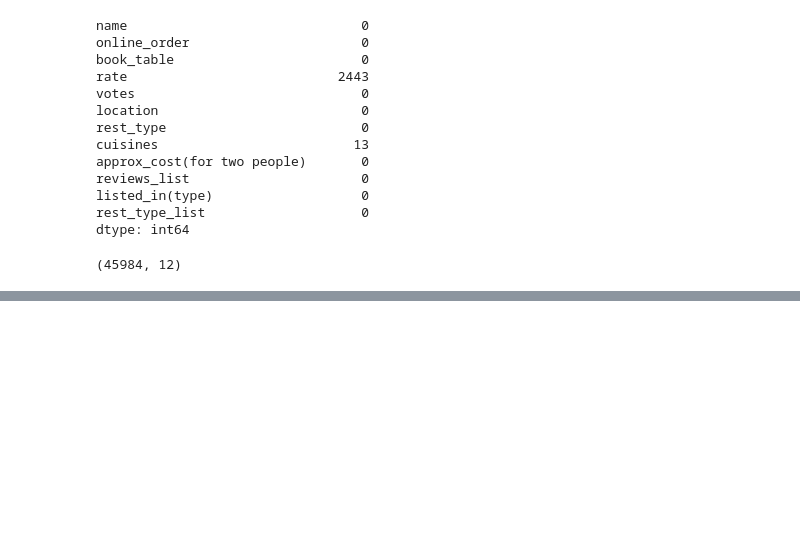
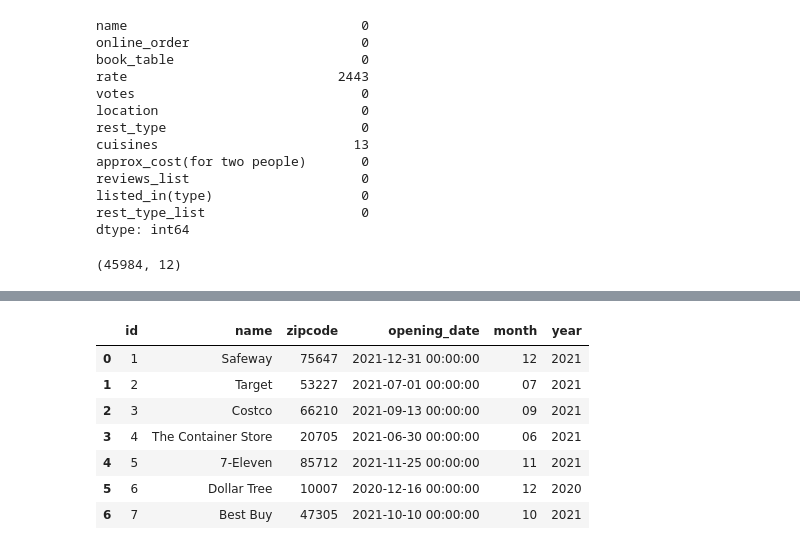
Before and after one commit to Rahul-Thakur30/newton_school_ms-iu-data-science-april-2022-groot, a Jupyter notebook: data_cleaning.ipynb, the cells around one changed output, grey strips where cells are left out. Drawn from its saved outputs; the diff is of its cells as text; code cells hidden in the pictures; blank space fills up the shorter version.

```diff
--- a/data_cleaning.ipynb
+++ b/data_cleaning.ipynb
@@ -454,0 +458,18 @@ Text(0.5, 1.0, 'rate for different booking option')
+# %%
+df_stores = pd.DataFrame({'id': {0: 1, 1: 2, 2: 3, 3: 4, 4: 5, 5: 6, 6: 7}, 'name': {0: 'Safeway', 1: 'Target', 2: 'Costco', 3: 'The Container Store', 4: '7-Eleven', 5: 'Dollar Tree', 6: 'Best Buy'}, 'zipcode': {0: 75647, 1: 53227, 2: 66210, 3: 20705, 4: 85712, 5: 10007, 6: 47305}, 'opening_date': {0: '2021-12-31 00:00:00', 1: '2021-07-01 00:00:00', 2: '2021-09-13 00:00:00', 3: '2021-06-30 00:00:00', 4: '2021-11-25 00:00:00', 5: '2020-12-16 00:00:00', 6: '2021-10-10 00:00:00'}}
+)
+# %%
+df_stores['month'] =df_stores['opening_date'].str[5:7]
+# %%
+df_stores['year'] =df_stores['opening_date'].str[0:4]
+# %%
+df_stores
+# %% [output]
+|  | id | name | zipcode | opening_date | month | year |
+| 0 | 1 | Safeway | 75647 | 2021-12-31 00:00:00 | 12 | 2021 |
+| 1 | 2 | Target | 53227 | 2021-07-01 00:00:00 | 07 | 2021 |
+| 2 | 3 | Costco | 66210 | 2021-09-13 00:00:00 | 09 | 2021 |
+| 3 | 4 | The Container Store | 20705 | 2021-06-30 00:00:00 | 06 | 2021 |
+| 4 | 5 | 7-Eleven | 85712 | 2021-11-25 00:00:00 | 11 | 2021 |
+| 5 | 6 | Dollar Tree | 10007 | 2020-12-16 00:00:00 | 12 | 2020 |
+| 6 | 7 | Best Buy | 47305 | 2021-10-10 00:00:00 | 10 | 2021 |
```
Also changed, not shown: parts of 61 cells of this notebook, 2 other files.
